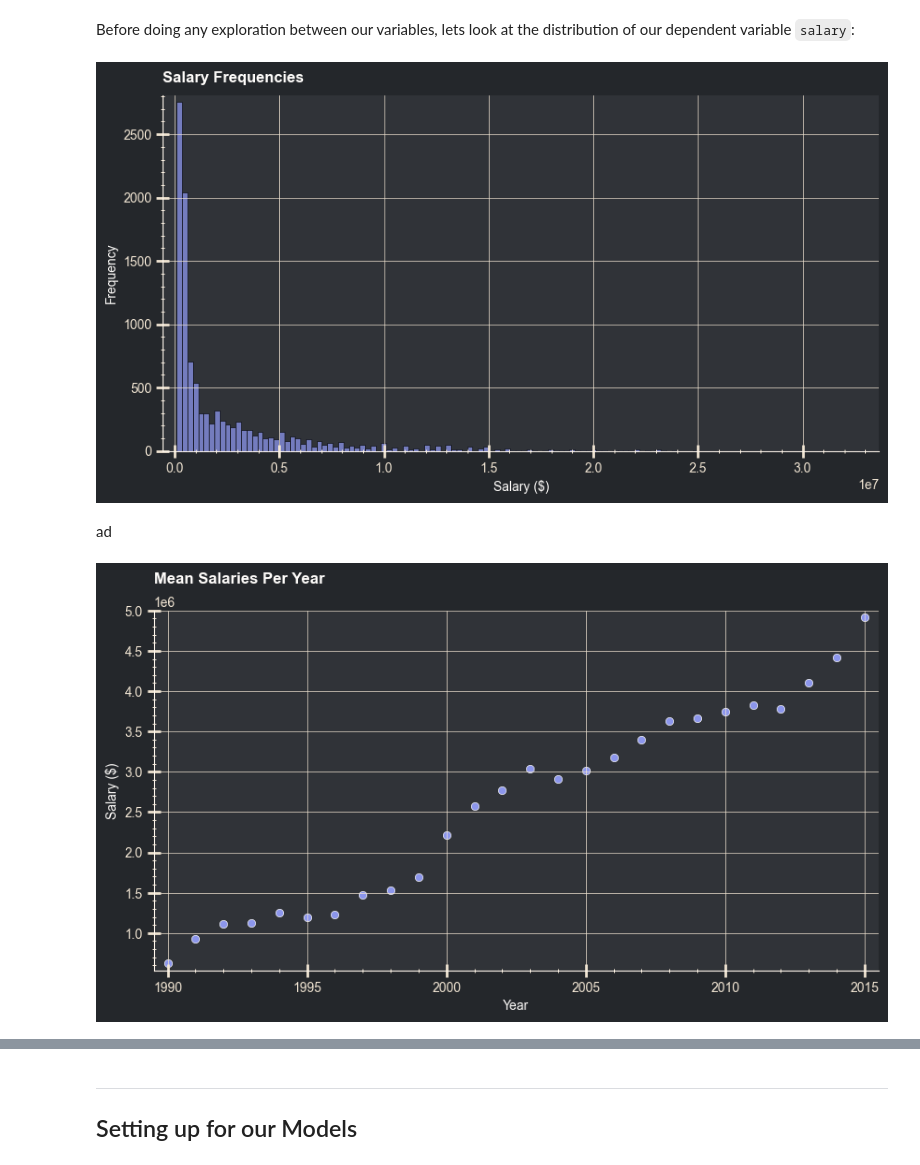
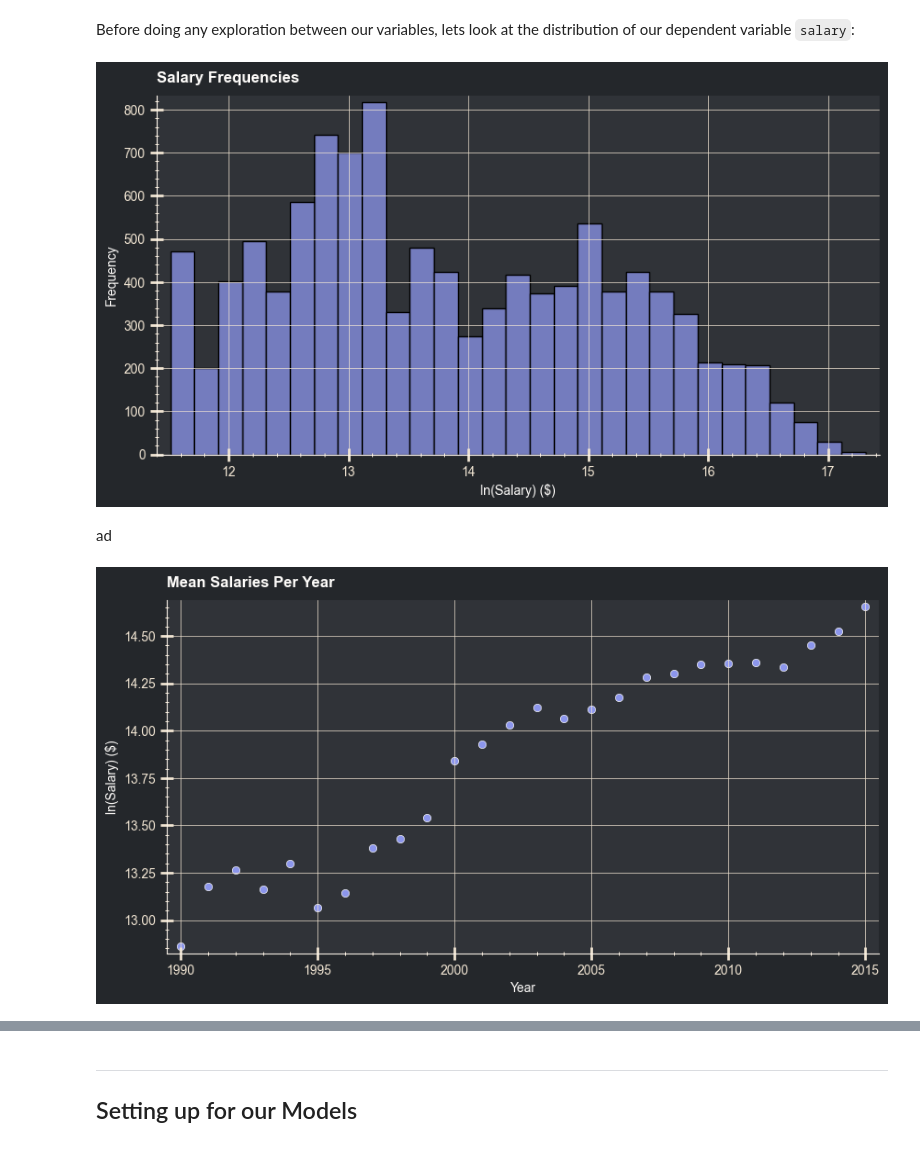
Before and after one commit to kpayton2903/PSTAT_131, a Jupyter notebook: Final_Project.ipynb, the cells around one changed output, grey strips where cells are left out. Saved outputs shown, nothing was run; the diff lists cells and outputs as text; code cells hidden in the pictures.

```diff
--- a/Final_Project.ipynb
+++ b/Final_Project.ipynb
@@ -222,3 +226,5 @@ final_data.describe()
+# %%
+final_data['salary'] = np.log(final_data['salary'])
 # %% [markdown]
 Now let's make a correlation matrix with all our continuous numerical variables (`yearID`, `salary`, `G`, `AB`, `R`, `H`, `2B`, `3B`, `HR`, `RBI`, `SB`, `CS`, `BB`, `SO`, `IBB`, `HBP`, `SH`, `SF`, `GIDP`) to see how they are correlated with each other.
 # %%
@@ -235,25 +241,25 @@ Before doing any exploration between our variables, lets look at the distributio
 # %%
 plt.figure(figsize=(10,5))
 sns.histplot(data=final_data, x='salary')
-plt.xlabel('Salary ($)')
+plt.xlabel('ln(Salary) ($)')
 plt.ylabel('Frequency')
 plt.title('Salary Frequencies')
 plt.show()
 # %% [output]
-[figure, old version]
+[figure, new version]
 # %% [markdown]
 ad
 # %%
 mean_salaries = final_data.groupby(by=['yearID'])['salary'].mean().reset_index()
 
 plt.figure(figsize=(10,5))
 sns.scatterplot(data=mean_salaries, x='yearID', y='salary')
 plt.xlabel('Year')
-plt.ylabel('Salary ($)')
+plt.ylabel('ln(Salary) ($)')
 plt.title('Mean Salaries Per Year')
 plt.show()
 # %% [output]
-[figure, old version]
+[figure, new version]
 # %%
 plt.figure(figsize=(10,5))
 sns.lineplot(data=final_data, x='RBI', y='salary')
```
Also changed, not shown: parts of 15 cells of this notebook, 2 other files.
